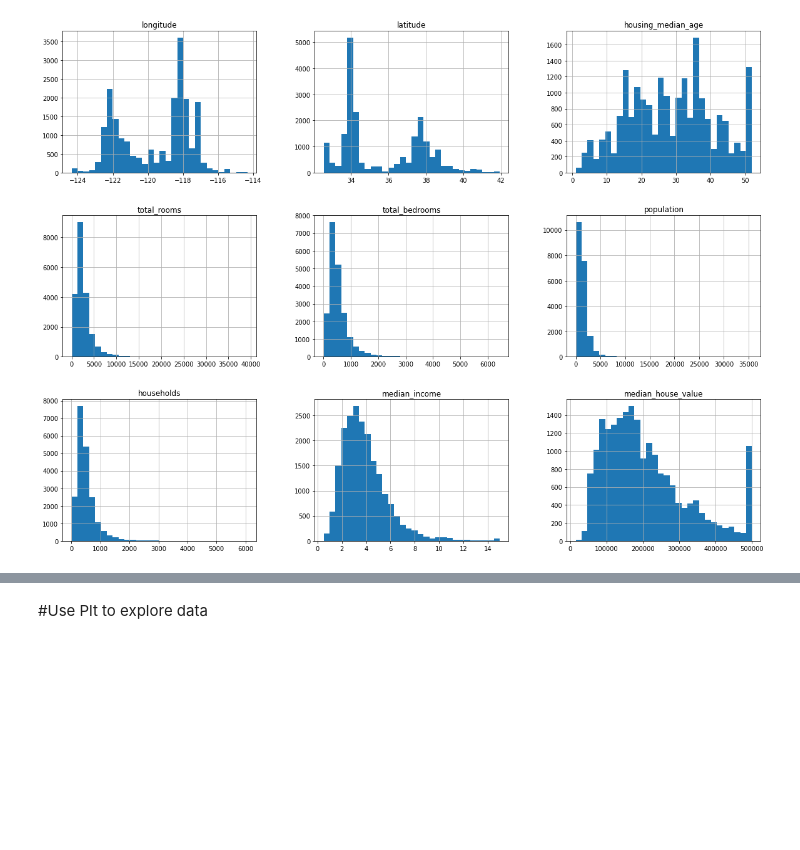
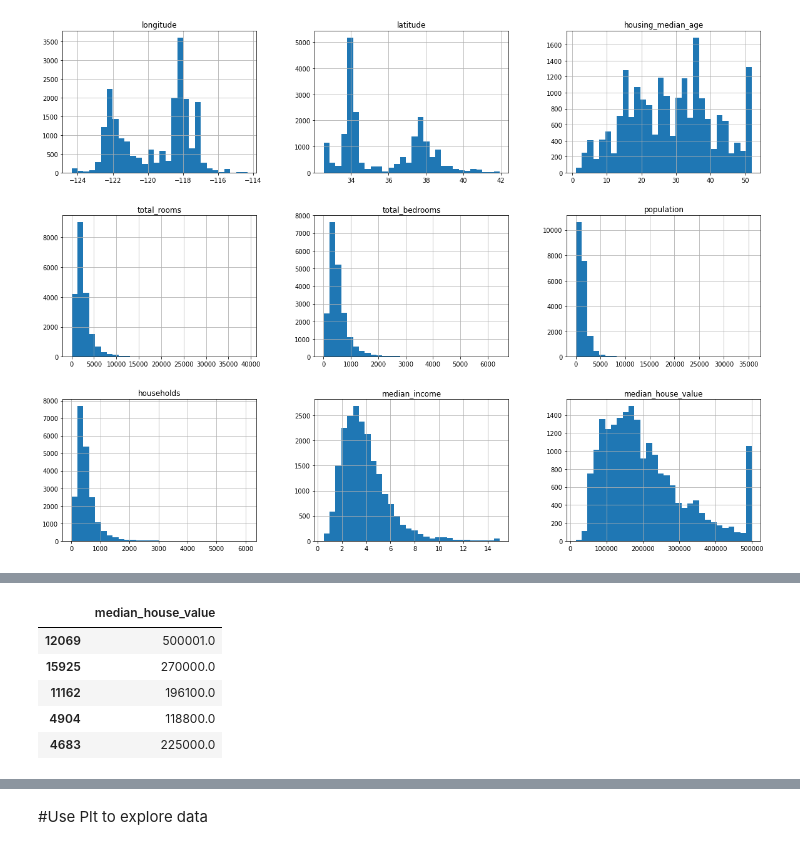
Before and after one commit to john-jiang-ca/MachineLearning, a Jupyter notebook: ch2_e2e_system.ipynb, the cells around one changed output, grey strips where cells are left out. Drawn from its saved outputs; the diff is of its cells as text; code cells hidden in the pictures; blank space fills up the shorter version.

```diff
--- a/ch2_e2e_system.ipynb
+++ b/ch2_e2e_system.ipynb
@@ -62,0 +88,9 @@ housing['income_bin_5'] = housing_income_bin5
+# %%
+y_train.head()
+# %% [output]
+|  | median_house_value |
+| 12069 | 500001.0 |
+| 15925 | 270000.0 |
+| 11162 | 196100.0 |
+| 4904 | 118800.0 |
+| 4683 | 225000.0 |
```
Also changed, not shown: parts of 26 cells of this notebook.
